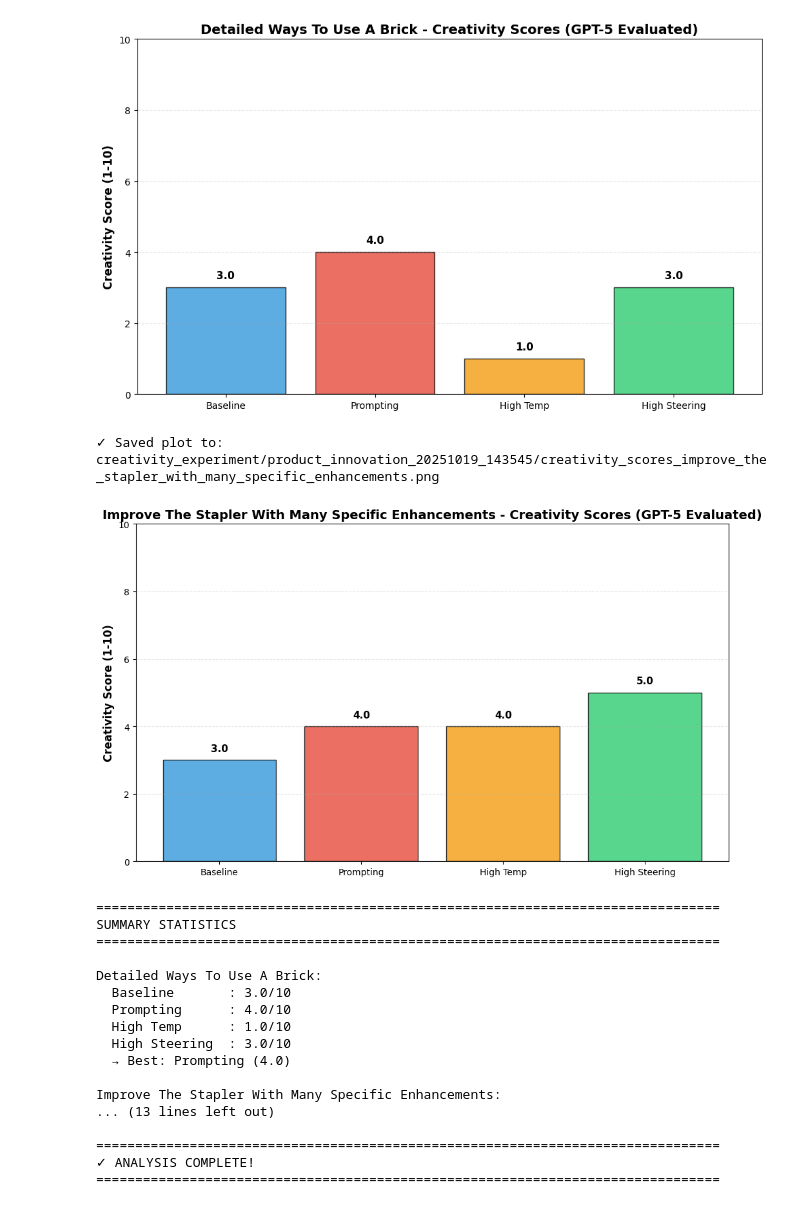
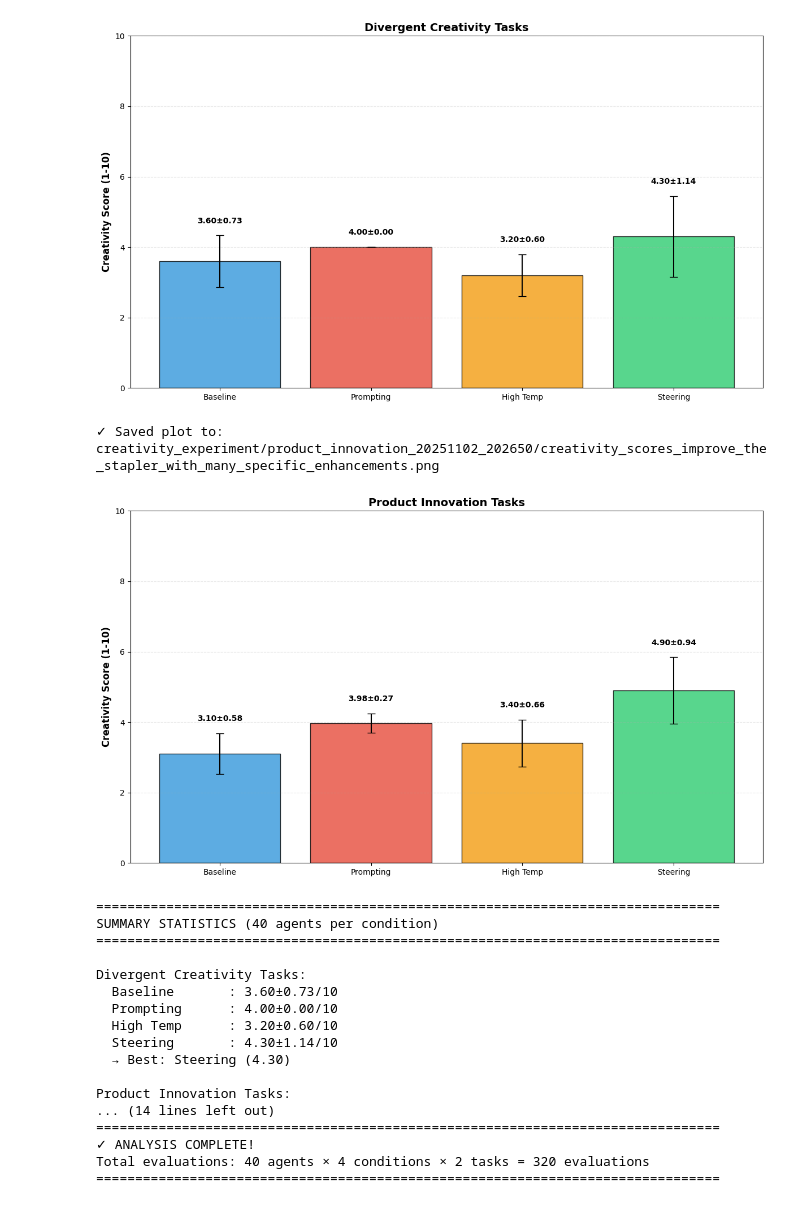
Before and after one commit to arulmabr/edsl, a Jupyter notebook: creativity_torrance_test.ipynb, the cells around one changed output. Saved outputs shown, nothing was run; the diff lists cells and outputs as text; code cells hidden in the pictures.

Commit message:
after the variance plots

```diff
--- a/creativity_torrance_test.ipynb
+++ b/creativity_torrance_test.ipynb
@@ -536,39 +576,48 @@ EVALUATING CREATIVITY WITH GPT-5
 ✓ Evaluation complete!
 ================================================================================
 # %%
-# Plot creativity scores
+# Plot creativity scores (averaged across 40 agents)
 print("\n" + "="*80)
 print("PLOTTING RESULTS")
 print("="*80)
 
 # Prepare data for plotting
-condition_labels = ['Baseline', 'Prompting', 'High Temp', 'High Steering']
+condition_labels = ['Baseline', 'Prompting', 'High Temp', 'Steering']
 condition_keys = ['baseline', 'prompting', 'high_temperature', 'high_steering']
+
+# Task title mapping
+task_titles = {
+    "detailed_ways_to_use_a_brick": "Divergent Creativity Tasks",
+    "improve_the_stapler_with_many_specific_enhancements": "Product Innovation Tasks"
+}
 
 # Create separate plots for each task
 for task in tasks:
     # Create new figure for each task
-    fig, ax = plt.subplots(1, 1, figsize=(10, 6))
+    fig, ax = plt.subplots(1, 1, figsize=(12, 7))
 
     # Get scores for this task
     scores = [creativity_scores[task][cond] for cond in condition_keys]
 
-    # Create bar plot
-    bars = ax.bar(condition_labels, scores, color=['#3498db', '#e74c3c', '#f39c12', '#2ecc71'], alpha=0.8, edgecolor='black')
+    # Get detailed scores for error bars (standard deviation)
+    std_devs = [np.std(creativity_scores_detailed[task][cond]) for cond in condition_keys]
+
+    # Create bar plot with error bars
+    bars = ax.bar(condition_labels, scores, color=['#3498db', '#e74c3c', '#f39c12', '#2ecc71'],
+                  alpha=0.8, edgecolor='black', yerr=std_devs, capsize=5)
 
     # Customize plot
     ax.set_ylabel('Creativity Score (1-10)', fontsize=12, fontweight='bold')
-    ax.set_title(f'{task.replace("_", " ").title()} - Creativity Scores (GPT-5 Evaluated)',
-                 fontsize=14, fontweight='bold')
+    ax.set_title(f'{task_titles[task]}', fontsize=14, fontweight='bold')
     ax.set_ylim(0, 10)
     ax.grid(axis='y', alpha=0.3, linestyle='--')
 
     # Add value labels on bars
-    for bar, score in zip(bars, scores):
+    for bar, score, std in zip(bars, scores, std_devs):
         height = bar.get_height()
-        ax.text(bar.get_x() + bar.get_width()/2., height + 0.2,
-                f'{score:.1f}',
-                ha='center', va='bottom', fontweight='bold', fontsize=11)
+        ax.text(bar.get_x() + bar.get_width()/2., height + std + 0.3,
+                f'{score:.2f}±{std:.2f}',
+                ha='center', va='bottom', fontweight='bold', fontsize=10)
 
     plt.tight_layout()
 
@@ -581,17 +630,19 @@ for task in tasks:
 
 # Print summary statistics
 print("\n" + "="*80)
-print("SUMMARY STATISTICS")
+print("SUMMARY STATISTICS (40 agents per condition)")
 print("="*80)
 
 for task in tasks:
-    print(f"\n{task.replace('_', ' ').title()}:")
+    print(f"\n{task_titles[task]}:")
     scores = [creativity_scores[task][cond] for cond in condition_keys]
-    for label, score in zip(condition_labels, scores):
-        print(f"  {label:15s}: {score:.1f}/10")
+    std_devs = [np.std(creativity_scores_detailed[task][cond]) for cond in condition_keys]
+
+    for label, score, std in zip(condition_labels, scores, std_devs):
+        print(f"  {label:15s}: {score:.2f}±{std:.2f}/10")
 
     best_idx = scores.index(max(scores))
-    print(f"  → Best: {condition_labels[best_idx]} ({max(scores):.1f})")
+    print(f"  → Best: {condition_labels[best_idx]} ({scores[best_idx]:.2f})")
 
 # Overall average
 print(f"\n{'='*80}")
@@ -603,6 +654,7 @@ for i, (label, key) in enumerate(zip(condition_labels, condition_keys)):
 
 print("\n" + "="*80)
 print("✓ ANALYSIS COMPLETE!")
+print(f"Total evaluations: 40 agents × 4 conditions × 2 tasks = 320 evaluations")
 print("="*80)
 # %% [output]
 ================================================================================
@@ -613,20 +665,20 @@ PLOTTING RESULTS
-[figure, old version]
+[figure, new version]
-✓ Saved plot to: creativity_experiment/product_innovation_20251019_143545/creativity_scores_improve_the_stapler_with_many_specific_enhancements.png
+✓ Saved plot to: creativity_experiment/product_innovation_20251102_202650/creativity_scores_improve_the_stapler_with_many_specific_enhancements.png
-[figure, old version]
+[figure, new version]
 ================================================================================
-SUMMARY STATISTICS
+SUMMARY STATISTICS (40 agents per condition)
 ================================================================================
 
-Detailed Ways To Use A Brick:
-  Baseline       : 3.0/10
-  Prompting      : 4.0/10
-  High Temp      : 1.0/10
-  High Steering  : 3.0/10
-  → Best: Prompting (4.0)
+Divergent Creativity Tasks:
+  Baseline       : 3.60±0.73/10
+  Prompting      : 4.00±0.00/10
+  High Temp      : 3.20±0.60/10
+  Steering       : 4.30±1.14/10
+  → Best: Steering (4.30)
 
-Improve The Stapler With Many Specific Enhancements:
-... (13 lines left out)
-
+Product Innovation Tasks:
+... (14 lines left out)
 ================================================================================
 ✓ ANALYSIS COMPLETE!
+Total evaluations: 40 agents × 4 conditions × 2 tasks = 320 evaluations
 ================================================================================
```
Also changed, not shown: parts of 9 cells of this notebook, 3 other files.
